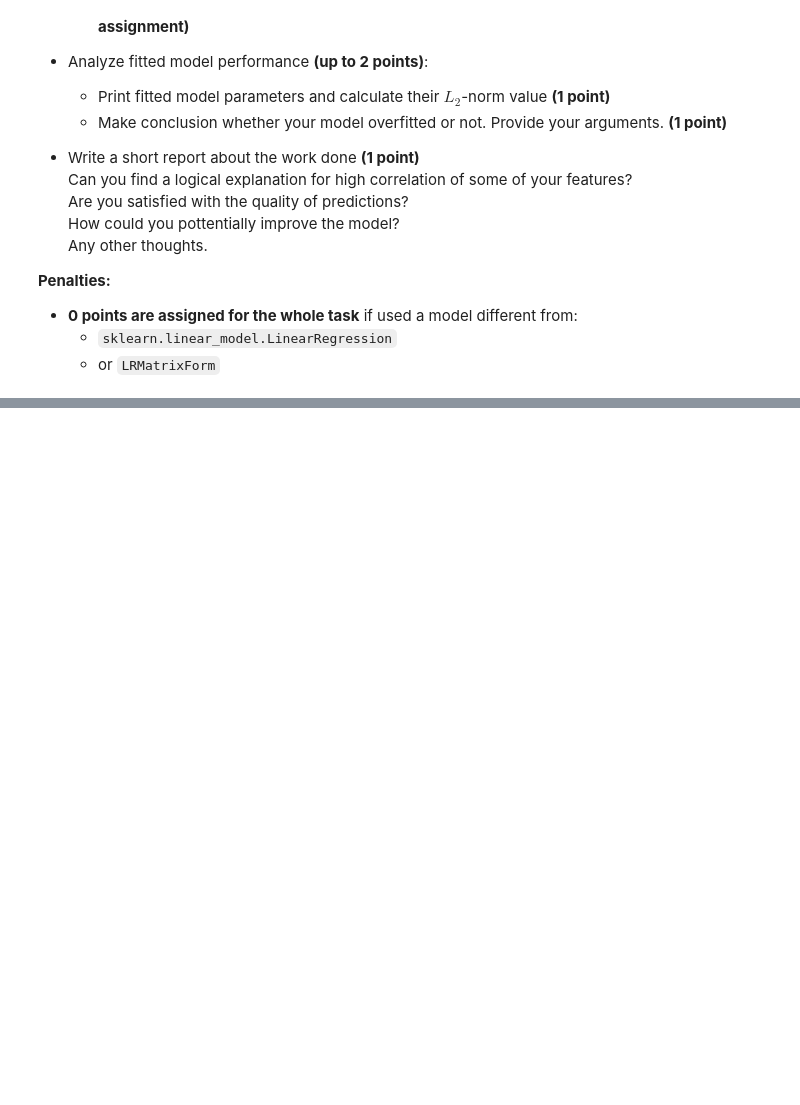
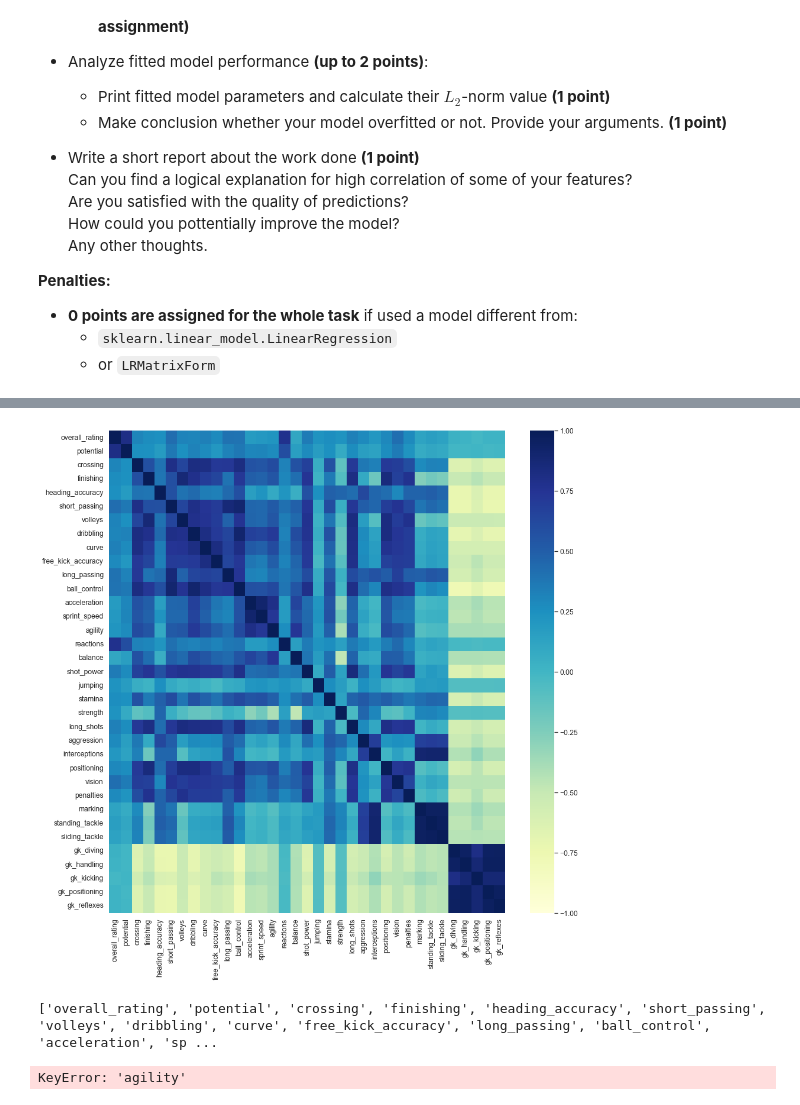
Before and after one commit to AndreiMedvedevSaratov/ml-3-linear_regression, a Jupyter notebook: linear_regression.ipynb, the cells around one changed output, grey strips where cells are left out. Cells and saved outputs as stored; diff of their text form; code cells hidden in the pictures; blank space fills up the shorter version.

```diff
--- a/linear_regression.ipynb
+++ b/linear_regression.ipynb
@@ -1607,3 +1606,26 @@ Steps you need to follow:
 - **0 points are assigned for the whole task** if used a model different from:
     - `sklearn.linear_model.LinearRegression`
     - or `LRMatrixForm`
+# %%
+# Loading data
+
+db = sqlite3.connect(r"C:\ml\database.sqlite")
+player_attributes = pd.read_sql("SELECT * FROM Player_Attributes;", db)
+
+df = player_attributes
+
+# Deleting unnessasary data
+
+redundant_key_columns = ['id', 'player_fifa_api_id']
+categorical_columns = ['preferred_foot', 'attacking_work_rate', 'defensive_work_rate']
+df.drop(columns=redundant_key_columns + categorical_columns, inplace=True)
+df.rename(columns={'player_api_id': 'id'}, inplace=True)
+
+# Obtaining latest data
+
+df['temp_col'] = df.groupby('id').date.transform('max')
+df = df.loc[df.date == df.temp_col]
+df = df.drop(columns=['temp_col'])
+df.drop(columns=['id', 'date'], inplace=True)
+
+df
@@ -1609,0 +1646,10 @@ Steps you need to follow:
+# %%
+# Making split for training
+
+split = int(0.7 * df.shape[0])
+DF_TRAIN = df.iloc[:split].copy()
+DF_TEST = df.iloc[split:].copy()
+
+# Checking correlations
+
+DF_TRAIN.corrwith(DF_TRAIN['agility']).sort_values(ascending=False, key=np.abs)
@@ -1609,0 +1702,14 @@ Steps you need to follow:
+# %%
+# Plotting heatmap for correlations
+
+fig, ax = plt.subplots(figsize=(15, 15))
+correlation_matrix = DF_TRAIN.corr()
+sns.heatmap(correlation_matrix, annot=False, cmap="YlGnBu", vmin=-1, vmax=1, ax = ax);
+# %% [output]
+[figure, added]
+# %%
+# Columns with NaNs
+
+print(DF_TRAIN.columns[DF_TRAIN.isna().sum() > 0].tolist())
+# %% [output]
+['overall_rating', 'potential', 'crossing', 'finishing', 'heading_accuracy', 'short_passing', 'volleys', 'dribbling', 'curve', 'free_kick_accuracy', 'long_passing', 'ball_control', 'acceleration', 'sp ...
@@ -1609,0 +1721,8 @@ Steps you need to follow:
+# %%
+# Training
+
+target = 'agility';
+features = ['overall_rating', 'potential', 'crossing', 'finishing', 'heading_accuracy', 'short_passing', 'dribbling', 'free_kick_accuracy', 'long_passing', 'ball_control', 'acceleration', 'sprint_speed', 'reactions', 'shot_power', 'stamina', 'strength', 'long_shots', 'aggression', 'interceptions', 'positioning', 'penalties', 'marking', 'gk_diving', 'gk_handling', 'gk_kicking', 'gk_positioning'];
+x_train, y_train, x_test, y_test = get_train_test_data(features, target);
+# %% [output]
+KeyError: 'agility'
```
Also changed, not shown: parts of 26 cells of this notebook.
